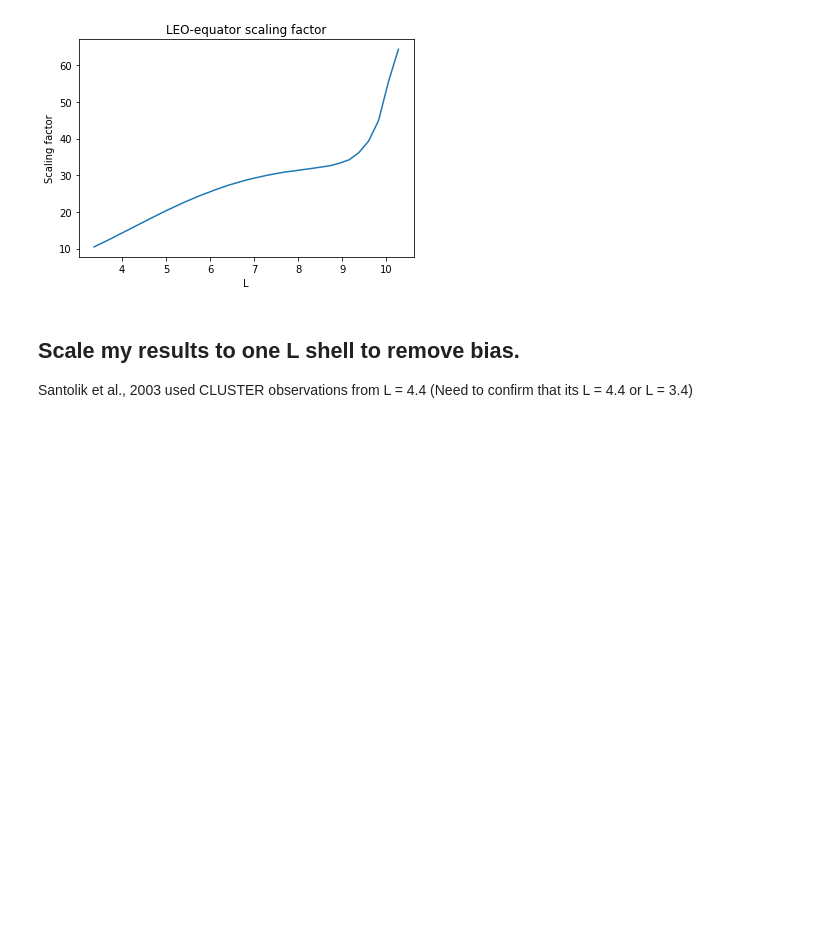
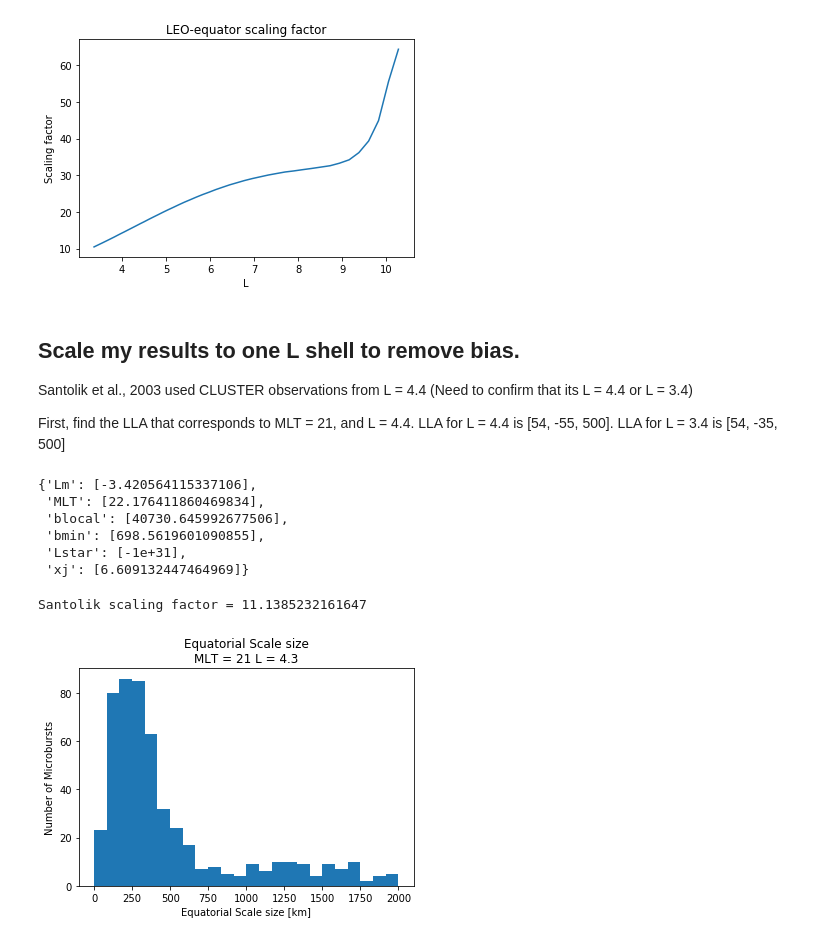
Before and after one commit to mshumko/ac6_microburst_scale_sizes, a Jupyter notebook: stats/microburst_cdf_equator.ipynb, the cells around one changed output. Cells and saved outputs as stored; diff of their text form; code cells hidden in the pictures; blank space fills up the shorter version.

Commit message:
First iteration to attempt to normalize by L-MLT.

```diff
--- a/stats/microburst_cdf_equator.ipynb
+++ b/stats/microburst_cdf_equator.ipynb
@@ -101,3 +101,35 @@ Mean MLT = 10.568432137166504
 # %% [markdown]
 ## Scale my results to one L shell to remove bias.
 Santolik et al., 2003 used CLUSTER observations from L = 4.4 (Need to confirm that its L = 4.4 or L = 3.4)
+
+First, find the LLA that corresponds to MLT = 21, and L = 4.4. LLA for L = 4.4 is [54, -55, 500]. LLA for L = 3.4 is [54, -35, 500]
+# %%
+template_LLA = [54, -35, 500]
+model.make_lstar({'x1':template_LLA[2],
+                  'x2':template_LLA[0],
+                  'x3':template_LLA[1],
+                  'dateTime':time},
+                 None)
+# %% [output]
+{'Lm': [-3.420564115337106],
+ 'MLT': [22.176411860469834],
+ 'blocal': [40730.645992677506],
+ 'bmin': [698.5619601090855],
+ 'Lstar': [-1e+31],
+ 'xj': [6.609132447464969]}
+# %%
+template_scale = map2equator(*template_LLA, time, 1)
+print('Santolik scaling factor =', template_scale)
+# %% [output]
+Santolik scaling factor = 11.1385232161647
+# %%
+map2equator_wrapper = lambda row: map2equator(row.lat, row.lon, row.alt, row.dateTime, row.Dist_Total)
+map2equator_scale = lambda row: map2equator(row.lat, row.lon, row.alt, row.dateTime, 1)
+d_equator_norm = np.array([map2equator_wrapper(row)*map2equator_scale(row)/template_scale
+                      for _, row in cat.iterrows()])
+# %%
+plt.hist(d_equator_norm, bins=np.linspace(0, 2000, num=25));
+plt.title(f'Equatorial Scale size\nMLT = {21} L = {4.3}');
+plt.xlabel('Equatorial Scale size [km]'); plt.ylabel('Number of Microbursts');
+# %% [output]
+[figure, added]
```
Also changed, not shown: parts of 1 cell of this notebook.
